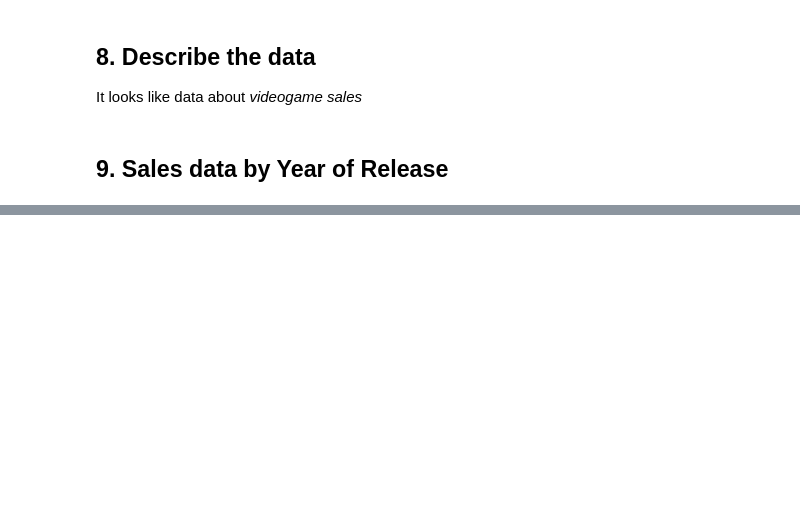
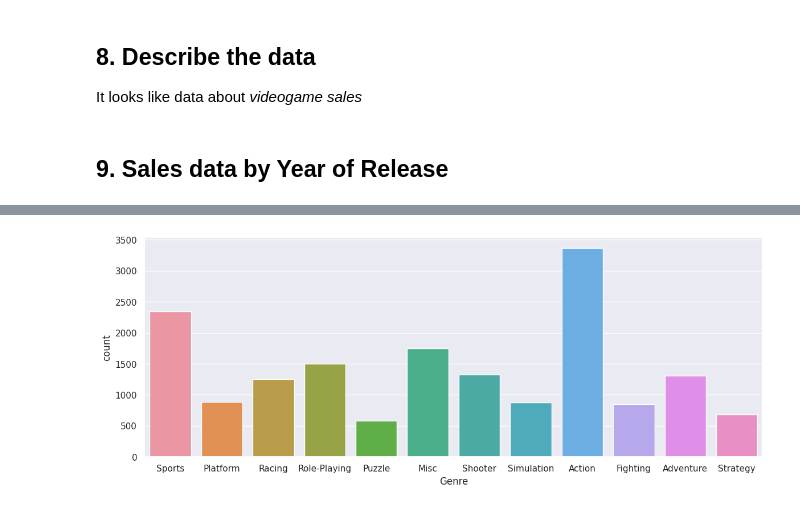
Before and after one commit to MausVII/JUMPlus, a Jupyter notebook: gamedataproject/exploration.ipynb, the cells around one changed output, grey strips where cells are left out. Drawn from its saved outputs; the diff is of its cells as text; code cells hidden in the pictures; blank space fills up the shorter version.

```diff
--- a/gamedataproject/exploration.ipynb
+++ b/gamedataproject/exploration.ipynb
@@ -93,0 +88,5 @@ fig_9.show()
+# %%
+sns.set(rc={'figure.figsize':(14.0,5.0)})
+fig_13 = sns.countplot(x=df['Genre'])
+# %% [output]
+[figure, added]
```
Also changed, not shown: parts of 6 cells of this notebook.
